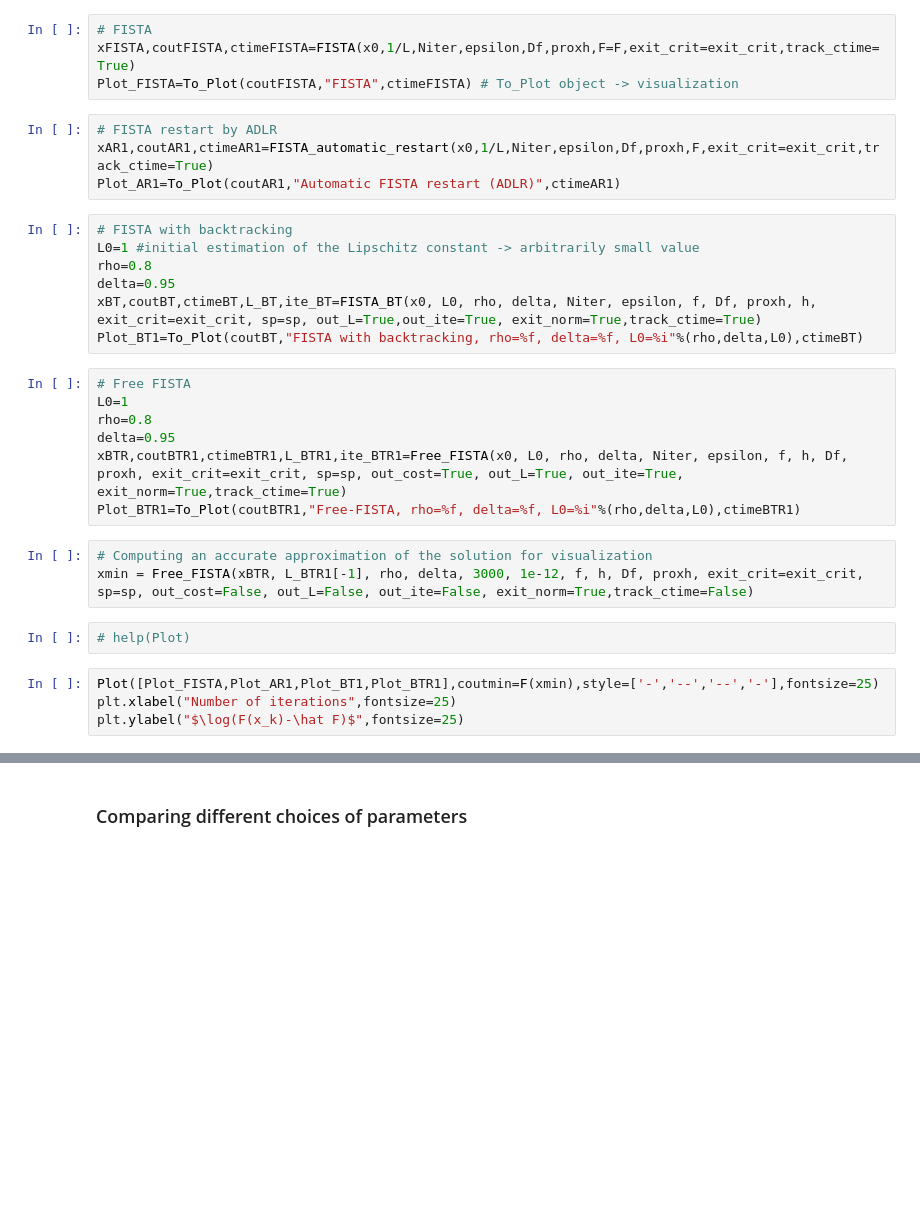
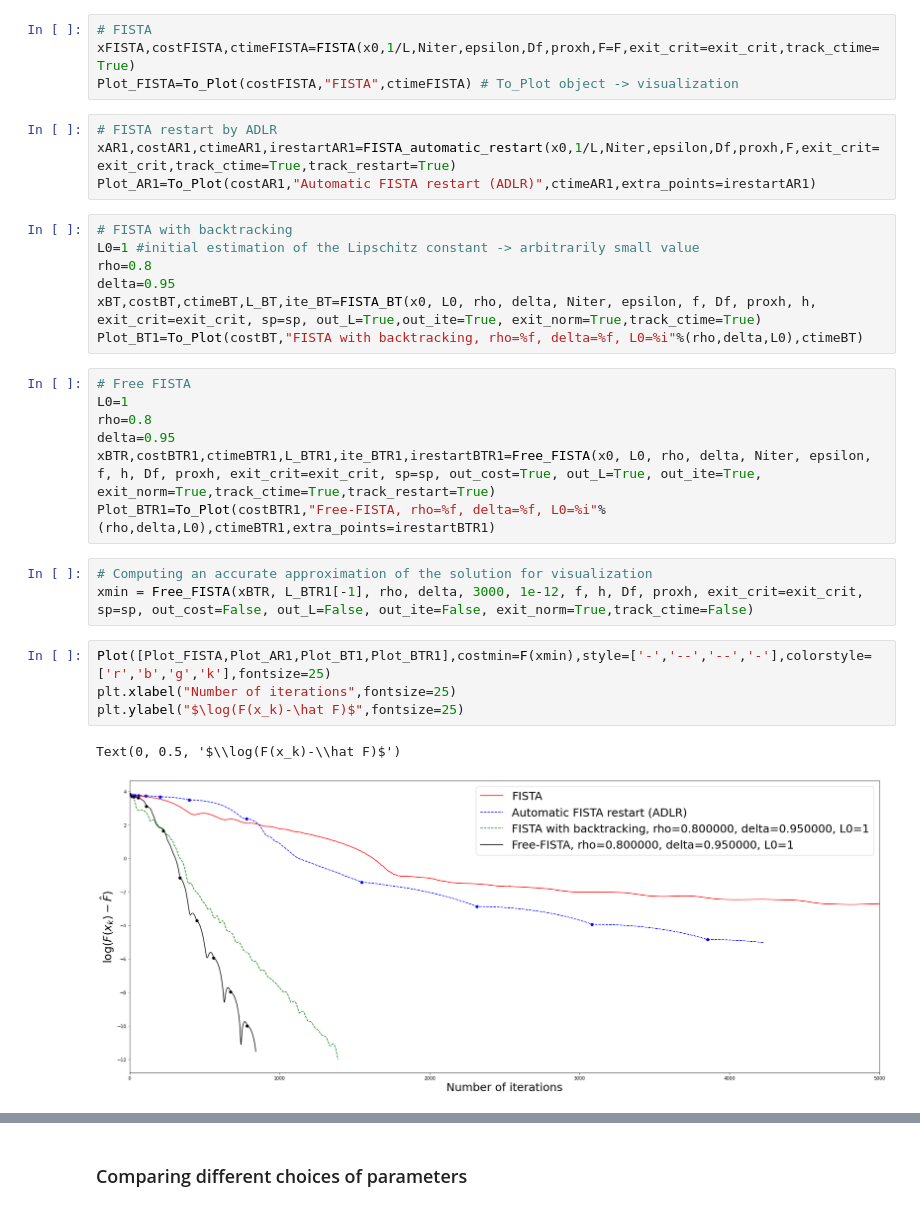
Before and after one commit to HippolyteLBRRR/Benchmarking_Free_FISTA, a Jupyter notebook: Benchmark_RegLog_BT.ipynb, the cells around one changed output, grey strips where cells are left out. Cells and saved outputs as stored; diff of their text form; blank space fills up the shorter version.

```diff
--- a/Benchmark_RegLog_BT.ipynb
+++ b/Benchmark_RegLog_BT.ipynb
@@ -86,33 +86,34 @@ epsilon=1e-8 # Expected accuracy on the composite gradient
 # help(Free_FISTA)
 # %%
 # FISTA
-xFISTA,coutFISTA,ctimeFISTA=FISTA(x0,1/L,Niter,epsilon,Df,proxh,F=F,exit_crit=exit_crit,track_ctime=True)
-Plot_FISTA=To_Plot(coutFISTA,"FISTA",ctimeFISTA) # To_Plot object -> visualization
+xFISTA,costFISTA,ctimeFISTA=FISTA(x0,1/L,Niter,epsilon,Df,proxh,F=F,exit_crit=exit_crit,track_ctime=True)
+Plot_FISTA=To_Plot(costFISTA,"FISTA",ctimeFISTA) # To_Plot object -> visualization
 # %%
 # FISTA restart by ADLR
-xAR1,coutAR1,ctimeAR1=FISTA_automatic_restart(x0,1/L,Niter,epsilon,Df,proxh,F,exit_crit=exit_crit,track_ctime=True)
-Plot_AR1=To_Plot(coutAR1,"Automatic FISTA restart (ADLR)",ctimeAR1)
+xAR1,costAR1,ctimeAR1,irestartAR1=FISTA_automatic_restart(x0,1/L,Niter,epsilon,Df,proxh,F,exit_crit=exit_crit,track_ctime=True,track_restart=True)
+Plot_AR1=To_Plot(costAR1,"Automatic FISTA restart (ADLR)",ctimeAR1,extra_points=irestartAR1)
 # %%
 # FISTA with backtracking
 L0=1 #initial estimation of the Lipschitz constant -> arbitrarily small value
 rho=0.8
 delta=0.95
-xBT,coutBT,ctimeBT,L_BT,ite_BT=FISTA_BT(x0, L0, rho, delta, Niter, epsilon, f, Df, proxh, h, exit_crit=exit_crit, sp=sp, out_L=True,out_ite=True, exit_norm=True,track_ctime=True)
-Plot_BT1=To_Plot(coutBT,"FISTA with backtracking, rho=%f, delta=%f, L0=%i"%(rho,delta,L0),ctimeBT)
+xBT,costBT,ctimeBT,L_BT,ite_BT=FISTA_BT(x0, L0, rho, delta, Niter, epsilon, f, Df, proxh, h, exit_crit=exit_crit, sp=sp, out_L=True,out_ite=True, exit_norm=True,track_ctime=True)
+Plot_BT1=To_Plot(costBT,"FISTA with backtracking, rho=%f, delta=%f, L0=%i"%(rho,delta,L0),ctimeBT)
 # %%
 # Free FISTA
 L0=1
 rho=0.8
 delta=0.95
-xBTR,coutBTR1,ctimeBTR1,L_BTR1,ite_BTR1=Free_FISTA(x0, L0, rho, delta, Niter, epsilon, f, h, Df, proxh, exit_crit=exit_crit, sp=sp, out_cost=True, out_L=True, out_ite=True, exit_norm=True,track_ctime=True)
-Plot_BTR1=To_Plot(coutBTR1,"Free-FISTA, rho=%f, delta=%f, L0=%i"%(rho,delta,L0),ctimeBTR1)
+xBTR,costBTR1,ctimeBTR1,L_BTR1,ite_BTR1,irestartBTR1=Free_FISTA(x0, L0, rho, delta, Niter, epsilon, f, h, Df, proxh, exit_crit=exit_crit, sp=sp, out_cost=True, out_L=True, out_ite=True, exit_norm=True,track_ctime=True,track_restart=True)
+Plot_BTR1=To_Plot(costBTR1,"Free-FISTA, rho=%f, delta=%f, L0=%i"%(rho,delta,L0),ctimeBTR1,extra_points=irestartBTR1)
 # %%
 # Computing an accurate approximation of the solution for visualization
 xmin = Free_FISTA(xBTR, L_BTR1[-1], rho, delta, 3000, 1e-12, f, h, Df, proxh, exit_crit=exit_crit, sp=sp, out_cost=False, out_L=False, out_ite=False, exit_norm=True,track_ctime=False)
-# %%
-# help(Plot)
 # %%
-Plot([Plot_FISTA,Plot_AR1,Plot_BT1,Plot_BTR1],coutmin=F(xmin),style=['-','--','--','-'],fontsize=25)
+Plot([Plot_FISTA,Plot_AR1,Plot_BT1,Plot_BTR1],costmin=F(xmin),style=['-','--','--','-'],colorstyle=['r','b','g','k'],fontsize=25)
 plt.xlabel("Number of iterations",fontsize=25)
 plt.ylabel("$\log(F(x_k)-\hat F)$",fontsize=25)
+# %% [output]
+Text(0, 0.5, '$\\log(F(x_k)-\\hat F)$')
+[figure, added]
 # %%
```
Also changed, not shown: parts of 7 cells of this notebook.
